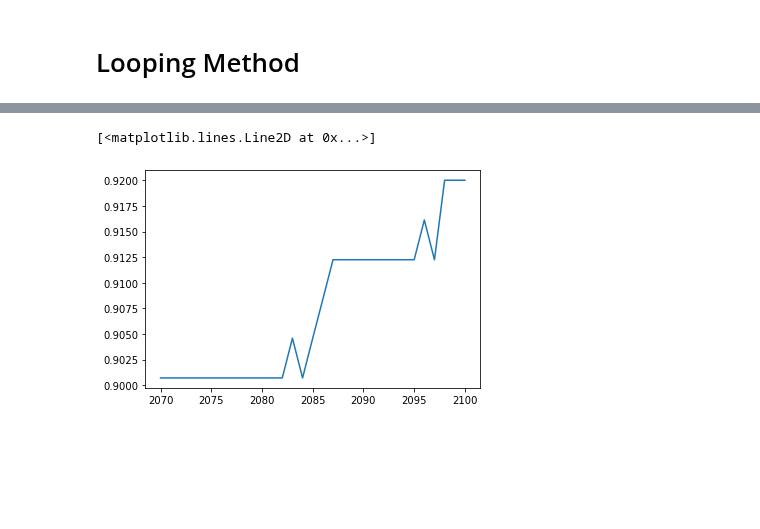
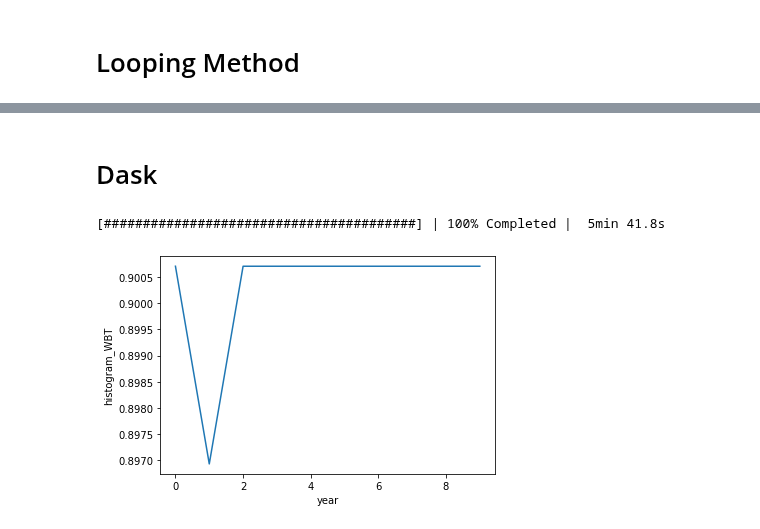
Before and after one commit to KYan19/pei, a Jupyter notebook: notebooks/5.2_WBTPlots2.ipynb, the cells around one changed output, grey strips where cells are left out. Saved outputs shown, nothing was run; the diff lists cells and outputs as text; code cells hidden in the pictures; blank space fills up the shorter version.

```diff
--- a/notebooks/5.2_WBTPlots2.ipynb
+++ b/notebooks/5.2_WBTPlots2.ipynb
@@ -36,5 +103,29 @@ for year in years:
-# %%
-plt.plot(years,fracs)
-# %% [output]
-[<matplotlib.lines.Line2D at 0x...>]
-[figure, removed]
+# %% [markdown]
+# Dask
+# %%
+# Load area data
+land_area = xr.open_dataset('../data/processed/wbt.land_area')
+land_mask = np.isfinite(land_area)
+# Replace NaN with 0
+land_area_adj = land_area.where(land_mask,0).rename({'__xarray_dataarray_variable__':'land_area'})
+land_area_adj = land_area_adj['land_area'].isel(ensemble=0)
+
+region = 'India'
+years = np.arange(2090,2101)
+fracs = []
+ds_area = mf.slice_region(land_area_adj,region)
+total_area = ds_area.sum()
+
+ds2 = xr.open_mfdataset('../data/processed/WBTyearly/WBT209*',combine='nested',concat_dim='year',chunks={'lon':16})
+# %%
+ds_region = mf.slice_region(ds2,region)
+ds_frac = (ds_region.sel(WBT_bin=slice(25,None)).sum(['ensemble','WBT_bin']))/1825
+ds_hot = ds_frac >= 0.2
+# %%
+frac = (ds_hot*ds_area).sum(['lat','lon'])/total_area
+# %%
+with ProgressBar():
+    frac['histogram_WBT'].plot()
+# %% [output]
+[########################################] | 100% Completed |  5min 41.8s
+[figure, added]
```
Also changed, not shown: parts of 8 cells of this notebook, 5 other files.
